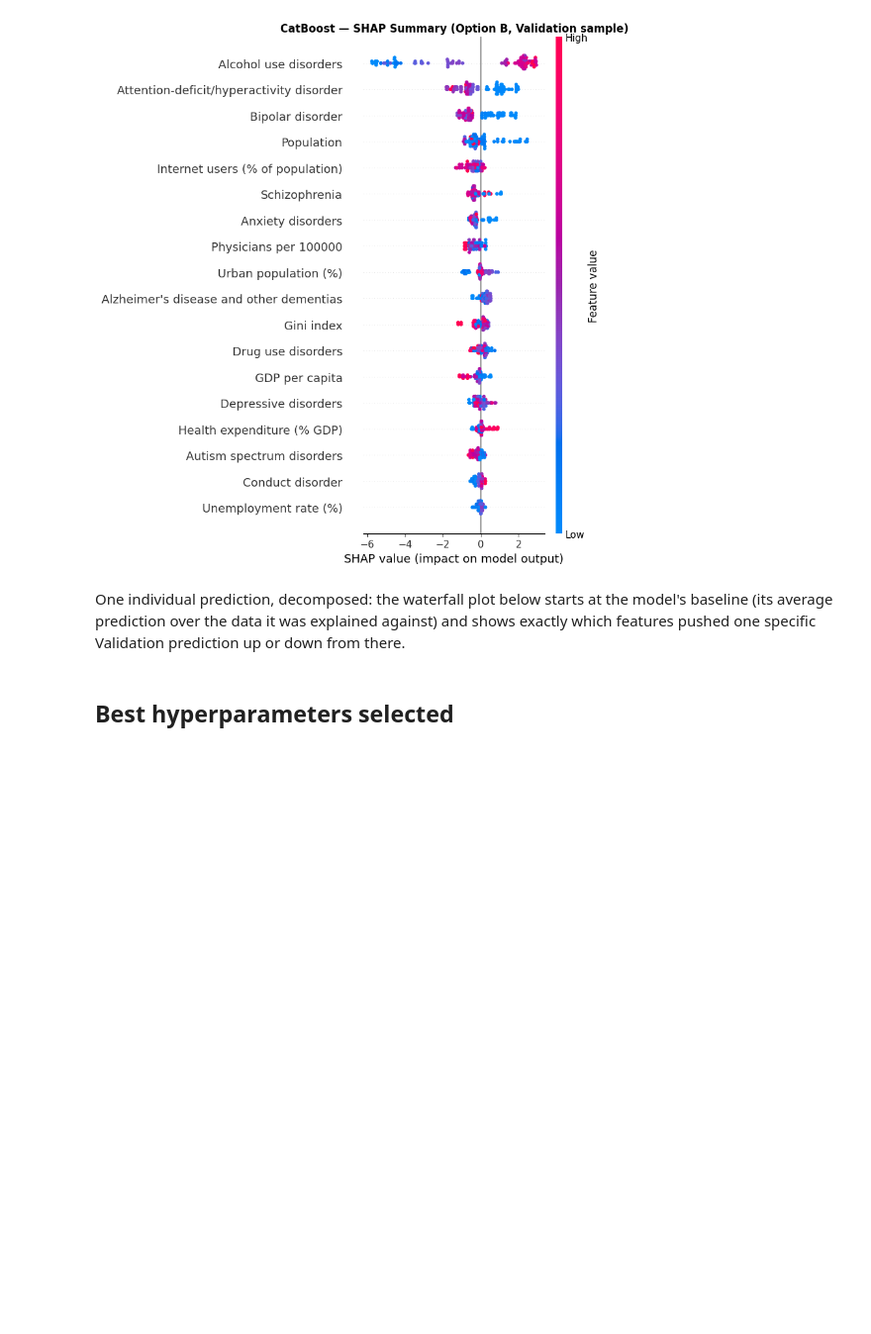
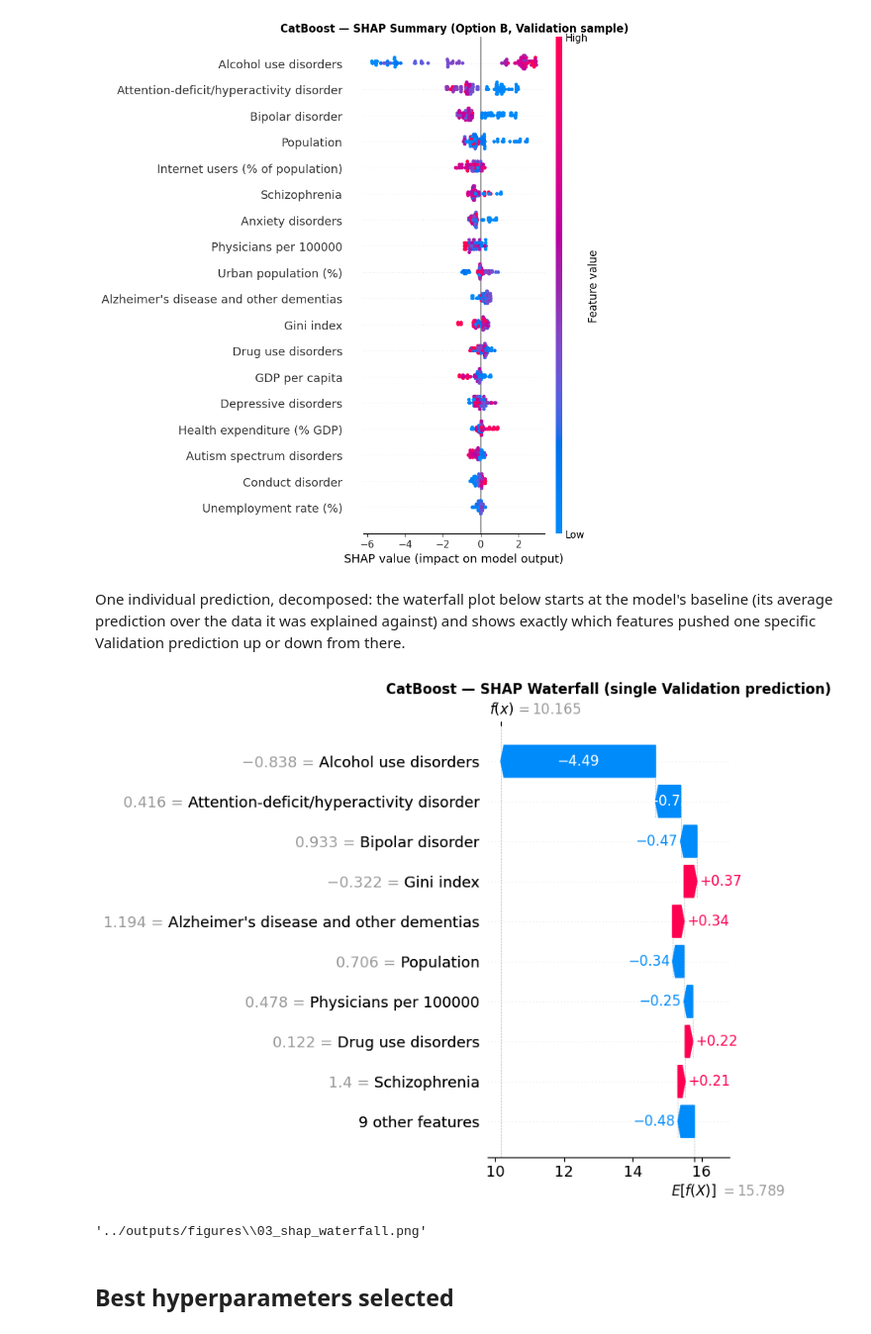
Before and after one commit to viccazjim/TFM_2026_suicide_rate_prediction, a Jupyter notebook: notebooks/03_models.ipynb, the cells around one changed output. Shown at 99% size. Drawn from its saved outputs; the diff is of its cells as text; code cells hidden in the pictures; blank space fills up the shorter version.

Commit message:
Model update, graphs storage

```diff
--- a/notebooks/03_models.ipynb
+++ b/notebooks/03_models.ipynb
@@ -38,6 +38,7 @@ from src import (
     compute_shap_values,
     plot_shap_summary,
     plot_shap_waterfall,
+    save_figure,
 )
 
 pd.set_option("display.width", 1000)
@@ -49,6 +50,8 @@ predictor_features = build_predictor_list(df_development, ID_COLS, TARGET)
 print(
     f"df_development: {df_development.shape[0]} rows | {len(predictor_features)} predictors"
 )
+
+fig_prefix = "03_"
 # %% [output]
 df_development: 594 rows | 18 predictors
 # %% [markdown]
@@ -714,11 +731,16 @@ _ = plot_shap_summary(
 # %% [markdown]
 One individual prediction, decomposed: the waterfall plot below starts at the model's baseline (its average prediction over the data it was explained against) and shows exactly which features pushed one specific Validation prediction up or down from there.
 # %%
-_ = plot_shap_waterfall(
+fig = plot_shap_waterfall(
     shap_values,
     index=0,
     title=f"{MODEL_NAME} — SHAP Waterfall (single Validation prediction)",
 )
+
+save_figure(fig, name="shap_waterfall", prefix=fig_prefix)
+# %% [output]
+[figure, added]
+'../outputs/figures\\03_shap_waterfall.png'
 # %% [markdown]
 ## Best hyperparameters selected
 # %%
```
Also changed, not shown: parts of 10 cells of this notebook, 34 other files.
